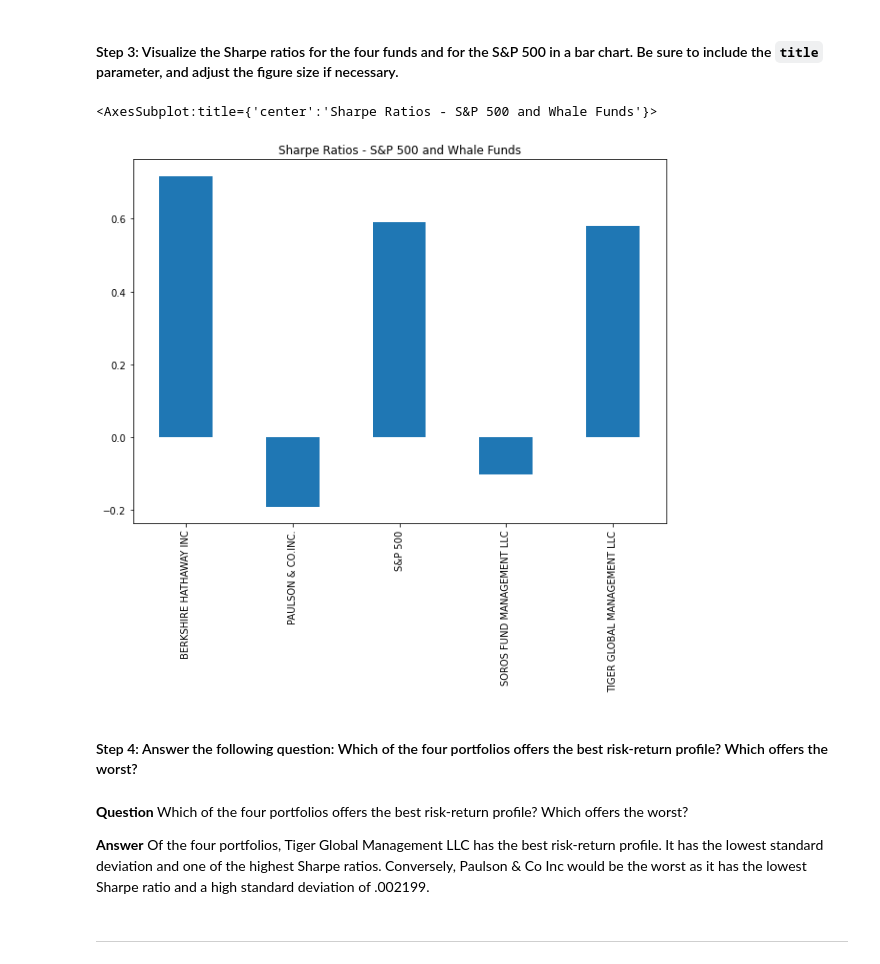
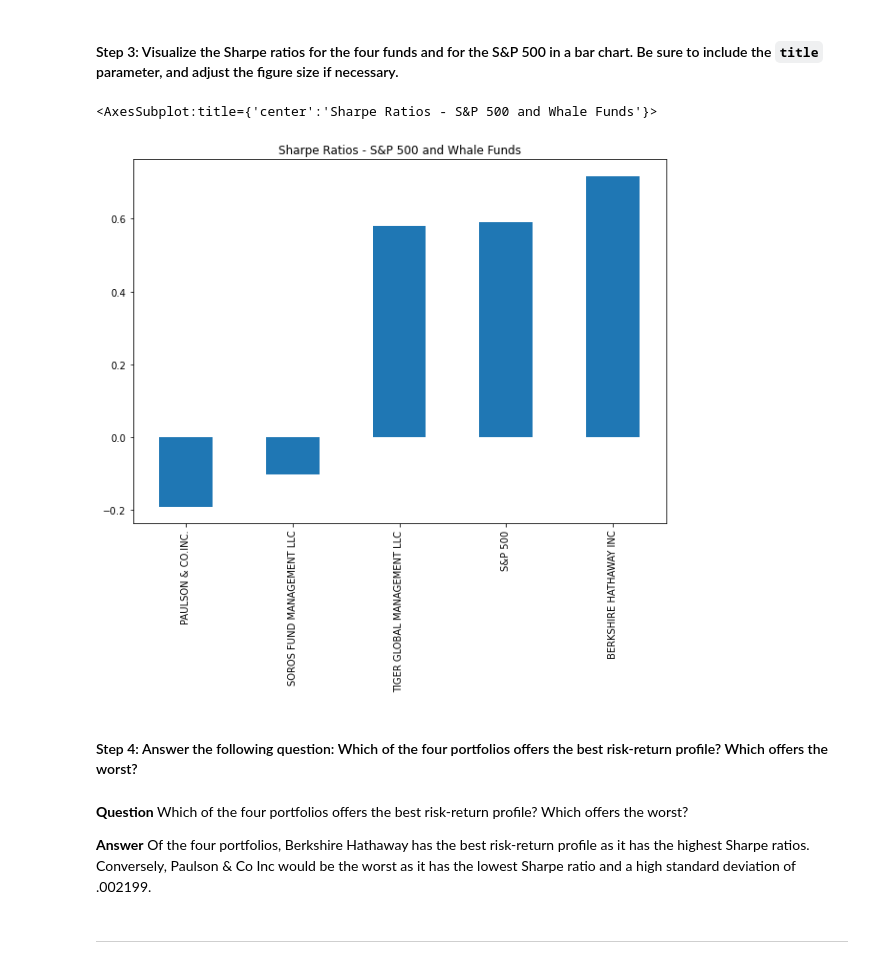
Before and after one commit to nguyenthuyt/whale_analysis, a Jupyter notebook: risk_return_analysis.ipynb, the cells around one changed output. Drawn from its saved outputs; the diff is of its cells as text; code cells hidden in the pictures.

```diff
--- a/risk_return_analysis.ipynb
+++ b/risk_return_analysis.ipynb
@@ -110,7 +110,9 @@ import numpy as np
 # Import the data by reading in the CSV file and setting the DatetimeIndex
 # Review the first 5 rows of the DataFrame
 whale_analysis_df = pd.read_csv(Path("./Resources/whale_navs.csv"),
-                                index_col="date", parse_dates=True, infer_datetime_format=True)
+                                index_col="date",
+                                parse_dates=True,
+                                infer_datetime_format=True)
 
 whale_analysis_df.head()
 # %% [output]
@@ -328,7 +333,8 @@ dtype: float64
 # Calculate the annualized Sharpe Ratios for each of the 4 portfolios and the S&P 500.
 # Review the Sharpe ratios sorted lowest to highest
 sharpe_ratios = annualized_average_return / sorted_annualized_std
-sharpe_ratios.sort_values()
+sorted_sharpe_ratios = sharpe_ratios.sort_values()
+sorted_sharpe_ratios
 # %% [output]
 PAULSON & CO.INC.             -0.189998
 SOROS FUND MANAGEMENT LLC     -0.102290
@@ -341,16 +347,16 @@ dtype: float64
 # %%
 # Visualize the Sharpe ratios as a bar chart
 # Include a title parameter and adjust the figure size
-sharpe_ratios.plot.bar(figsize=(10,7), title="Sharpe Ratios - S&P 500 and Whale Funds")
+sorted_sharpe_ratios.plot.bar(figsize=(10,7), title="Sharpe Ratios - S&P 500 and Whale Funds")
 # %% [output]
 <AxesSubplot:title={'center':'Sharpe Ratios - S&P 500 and Whale Funds'}>
-[figure, old version]
+[figure, new version]
 # %% [markdown]
 #### Step 4: Answer the following question: Which of the four portfolios offers the best risk-return profile? Which offers the worst?
 # %% [markdown]
 **Question** Which of the four portfolios offers the best risk-return profile? Which offers the worst?
 
-**Answer** Of the four portfolios, Tiger Global Management LLC has the best risk-return profile. It has the lowest standard deviation and one of the highest Sharpe ratios. Conversely, Paulson & Co Inc would be the worst as it has the lowest Sharpe ratio and a high standard deviation of .002199.
+**Answer** Of the four portfolios, Berkshire Hathaway has the best risk-return profile as it has the highest Sharpe ratios. Conversely, Paulson & Co Inc would be the worst as it has the lowest Sharpe ratio and a high standard deviation of .002199.
 # %% [markdown]
 ---
 # %% [markdown]
```
Also changed, not shown: parts of 19 cells of this notebook.
